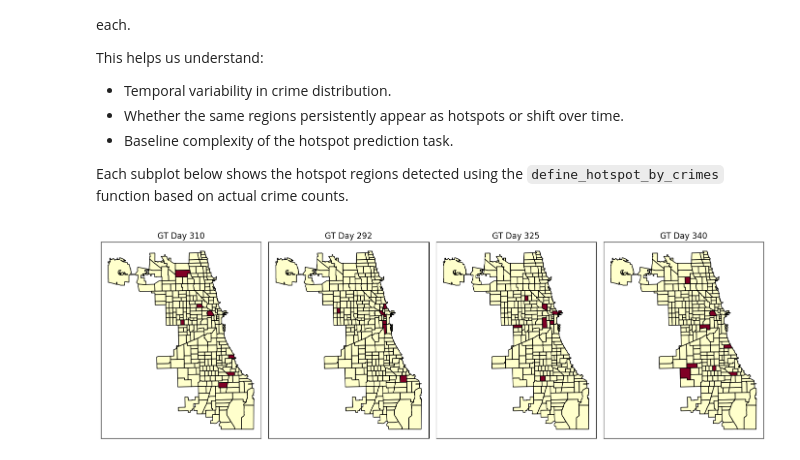
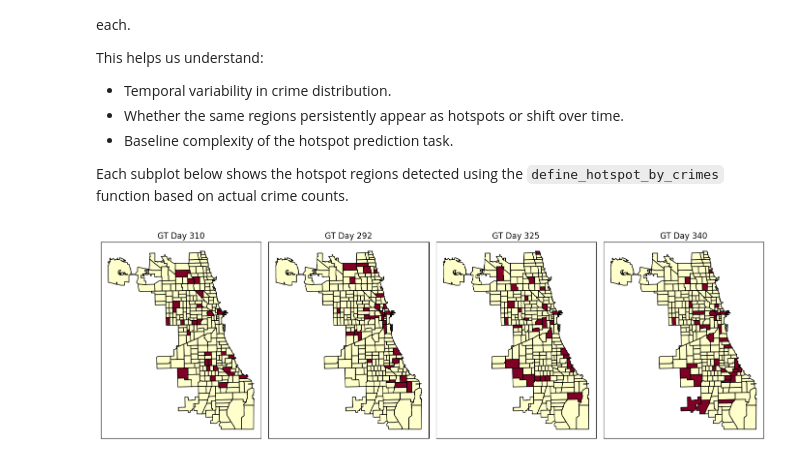
Before and after one commit to cristian-pulido/uncertainty-informed-decision-making, a Jupyter notebook: articulos/uncertainty-hotspots/experiments/chicago_real_data/03_visualize_hotspots.ipynb, the cells around one changed output. Saved outputs shown, nothing was run; the diff lists cells and outputs as text; code cells hidden in the pictures.

```diff
--- a/articulos/uncertainty-hotspots/experiments/chicago_real_data/03_visualize_hotspots.ipynb
+++ b/articulos/uncertainty-hotspots/experiments/chicago_real_data/03_visualize_hotspots.ipynb
@@ -83,14 +83,11 @@ naive_model = joblib.load(os.path.join(path_dir,"naive_cell_model.pkl"))
 
 # Define path
 data_path = "../../../../../uncertainty-informed-data/real_data/Chicago"
-geometry_name = "PoliceBeatDec2012_20250410.csv"
+geometry_name = "police_beats.geojson"
 geometry_path = os.path.join(data_path, geometry_name)
 
 # Load data
 gdf = gpd.read_file(os.path.abspath(geometry_path))
-gdf = gpd.GeoDataFrame(
-    geometry=gpd.GeoSeries.from_wkt(gdf['the_geom'], crs=4326), data=gdf
-)
 
 # Load
 df=pd.read_csv(os.path.join(data_dir,"df_used.csv"))
@@ -259,33 +256,33 @@ for t in dias_aleatorios:
     df_mask=grid_to_dataframe(mask, coord_to_beat_map, value_name="HotSpot")
     masks_gt.append(df_mask)
 
 
 mask_dict = {f"GT Day {t}": m for t, m in zip(dias_aleatorios, masks_gt)}
 
 
 titles = list(mask_dict.keys())
 masks = list(mask_dict.values())
 ncols=4
 n = len(masks)
 nrows = int(np.ceil(n / ncols))
 
 fig, axes = plt.subplots(nrows, ncols, figsize=(14, 8))
 axes = axes.flatten() if n > 1 else [axes]
 
 for i in range(n):
-    gdf[["BEAT_NUM","geometry"]].merge(masks[i],how="left",
-                                       left_on="BEAT_NUM",right_on="beat").plot("HotSpot",legend=False,
+    gdf[["beat_num","geometry"]].merge(masks[i],how="left",
+                                       left_on="beat_num",right_on="beat").plot("HotSpot",legend=False,
                                                                                 ax=axes[i],vmax=None,vmin=0,
                                                                                 cmap="YlOrRd",edgecolor="black")
 
     axes[i].set_title(titles[i])
     axes[i].set_xticks([])
     axes[i].set_yticks([])
 
 for j in range(i + 1, len(axes)):
     axes[j].axis('off')
 
 plt.tight_layout()
 plt.show()
 # %% [output]
-[figure, old version]
+[figure, new version]
```
Also changed, not shown: parts of 5 cells of this notebook, 49 other files.
